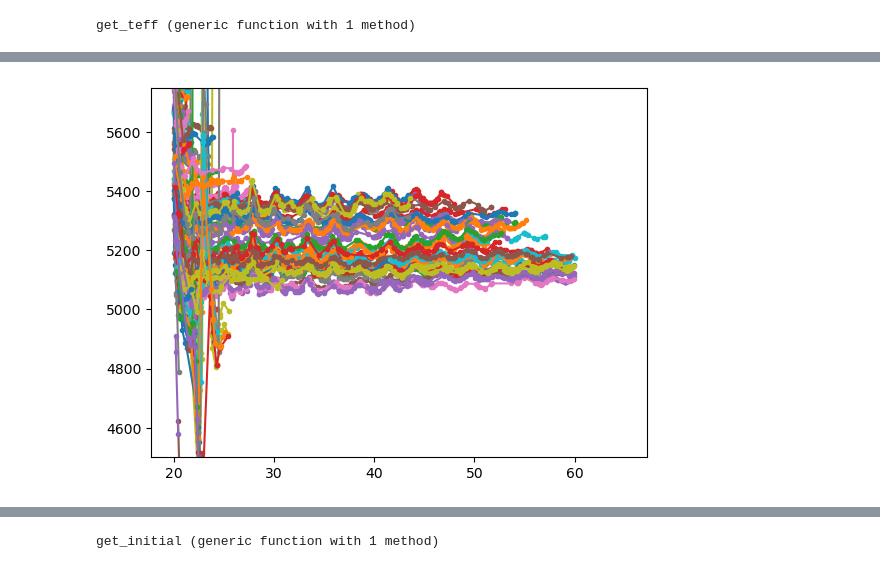
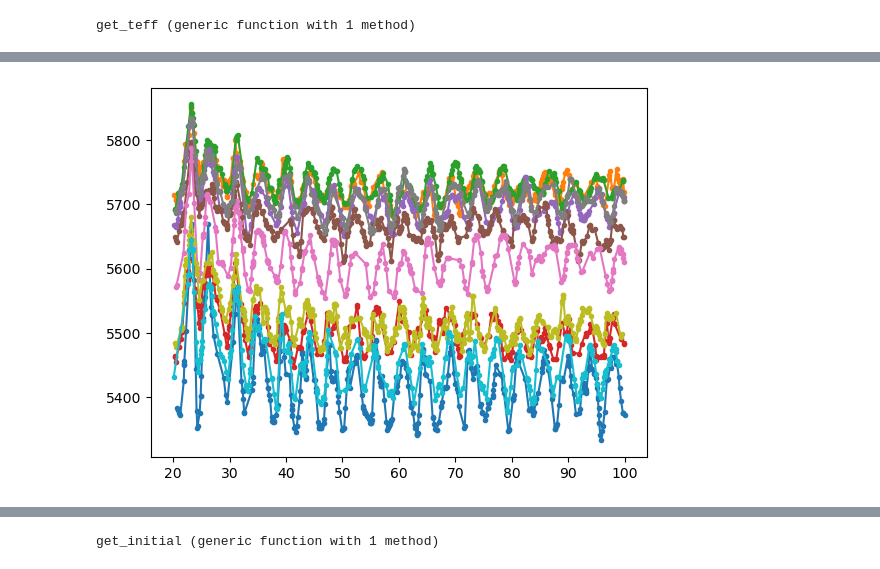
Before and after one commit to pe1995/MUST.jl, a Jupyter notebook: examples/running_dispatch/Valid_T_rho_comb.ipynb, the cells around one changed output, grey strips where cells are left out. Saved outputs shown, nothing was run; the diff lists cells and outputs as text; code cells hidden in the pictures.

```diff
--- a/examples/running_dispatch/Valid_T_rho_comb.ipynb
+++ b/examples/running_dispatch/Valid_T_rho_comb.ipynb
@@ -15,3 +15,3 @@ PyObject <module 'dispatch' from '/cobra/ptmp/peitner/model_grid/dispatch2/utili
 # %%
-results = DataFrame(CSV.File("summary_testrun3.csv"));
+results = DataFrame(CSV.File("summary_solar1.csv"));
 # %%
@@ -82,6 +57,6 @@ end
 # %% [output]
 get_teff (generic function with 1 method)
 # %%
-folders = [@MUST.in_dispatch(joinpath("data_testrun3",r[1:first(findfirst(".nml",r))-1])) for r in results[results.phase2_success .== true, :phase2_name]];
+folders = [@MUST.in_dispatch(joinpath("data",r[1:first(findfirst(".nml",r))-1])) for r in results[results.phase2_success .== true, :phase2_name]];
 # %%
 teff = [get_teff(f) for f in folders];
@@ -95,14 +63,14 @@ teff = [get_teff(f) for f in folders];
 # %%
 plt.close()
 for r in teff
     isnothing(r) && continue
 
     plt.plot(r[:,1], r[:,2], marker=".")
 end
-plt.ylim(4500,5750)
+#plt.ylim(4500,5750)
 plt.savefig("teff.png")
 # %% [output]
-[figure, old version]
+[figure, new version]
 # %%
 teff_t = Float64[]
 for t in teff
```
Also changed, not shown: parts of 16 cells of this notebook, 31 other files.
